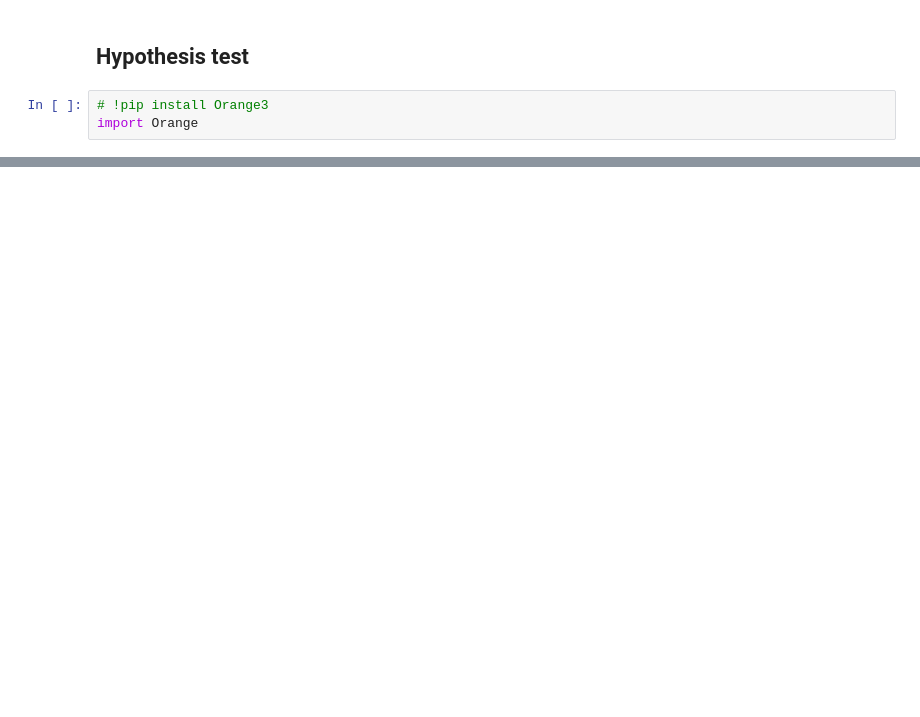
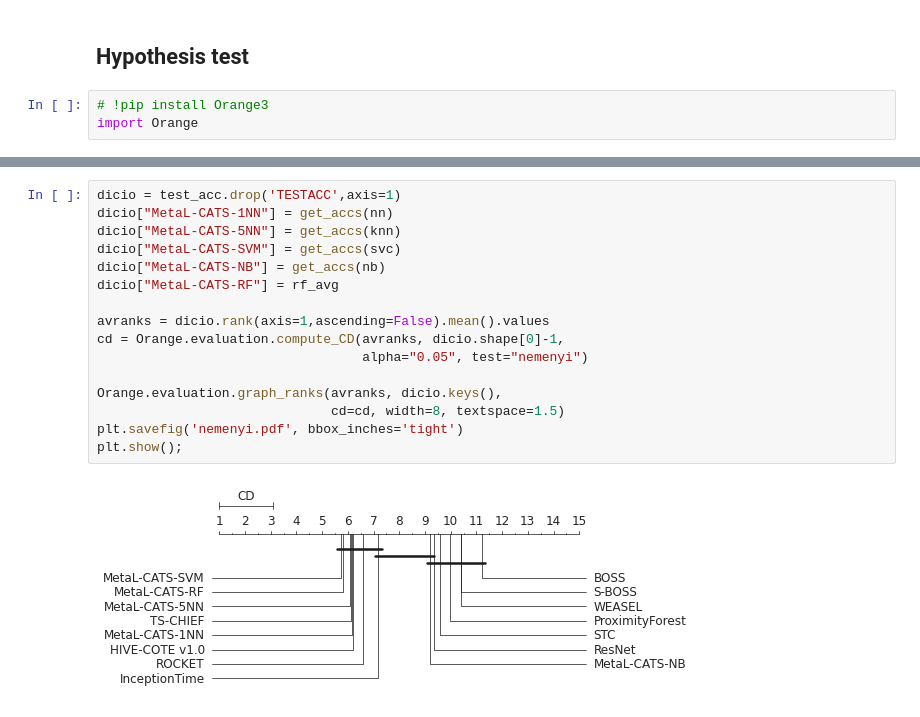
Before and after one commit to diegofurts/metalcats, a Jupyter notebook: reproducibility.ipynb, the cells around one changed output, grey strips where cells are left out. Drawn from its saved outputs; the diff is of its cells as text; blank space fills up the shorter version.

```diff
--- a/reproducibility.ipynb
+++ b/reproducibility.ipynb
@@ -334,0 +555,18 @@ plt.show();
+# %%
+dicio = test_acc.drop('TESTACC',axis=1)
+dicio["MetaL-CATS-1NN"] = get_accs(nn)
+dicio["MetaL-CATS-5NN"] = get_accs(knn)
+dicio["MetaL-CATS-SVM"] = get_accs(svc)
+dicio["MetaL-CATS-NB"] = get_accs(nb)
+dicio["MetaL-CATS-RF"] = rf_avg
+
+avranks = dicio.rank(axis=1,ascending=False).mean().values
+cd = Orange.evaluation.compute_CD(avranks, dicio.shape[0]-1,
+                                  alpha="0.05", test="nemenyi")
+
+Orange.evaluation.graph_ranks(avranks, dicio.keys(),
+                              cd=cd, width=8, textspace=1.5)
+plt.savefig('nemenyi.pdf', bbox_inches='tight')
+plt.show();
+# %% [output]
+[figure, added]
```
Also changed, not shown: parts of 25 cells of this notebook, 2 other files.
